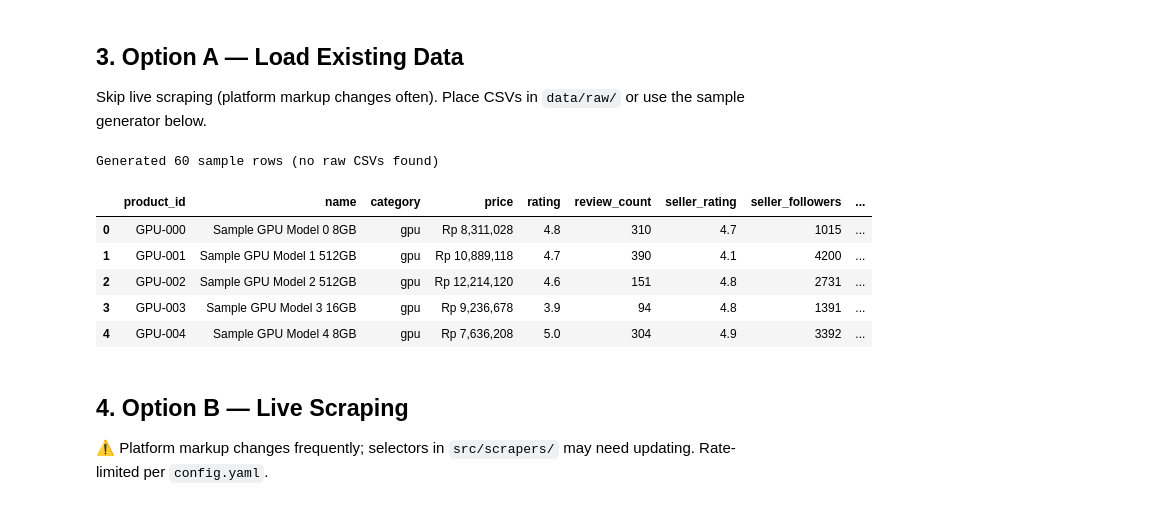
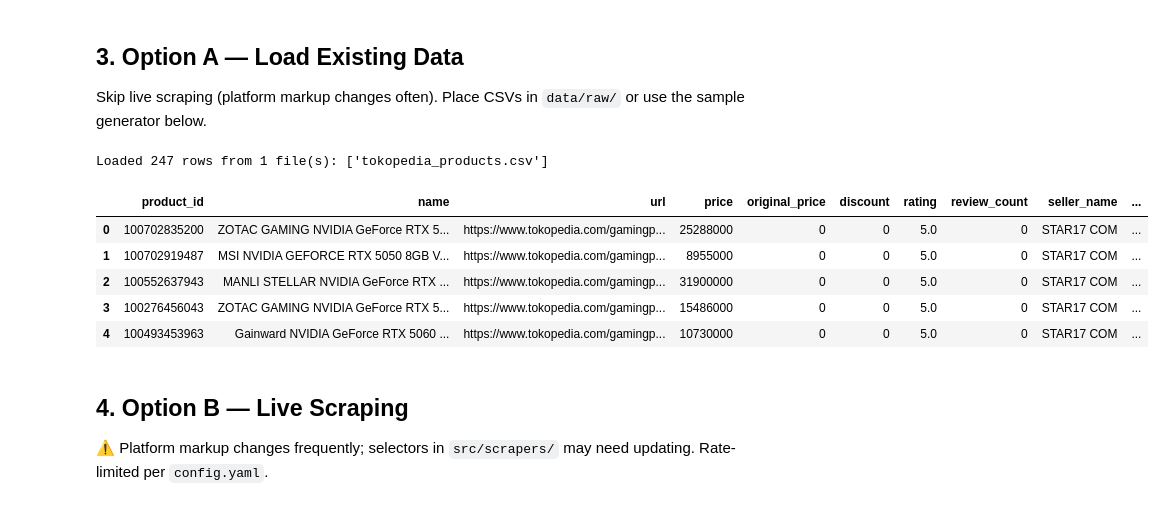
Before and after one commit to bugkey24/ai-era-pc-component-market-analysis, a Jupyter notebook: notebooks/main_pipeline.ipynb, the cells around one changed output. Cells and saved outputs as stored; diff of their text form; code cells hidden in the pictures.

```diff
--- a/notebooks/main_pipeline.ipynb
+++ b/notebooks/main_pipeline.ipynb
@@ -58,46 +62,51 @@ Skip live scraping (platform markup changes often). Place CSVs in `data/raw/` or
 # %%
 from pathlib import Path
 
 import pandas as pd
 
-raw_dir = Path("data/raw")
-csvs = sorted(raw_dir.glob("*.csv"))
+# Real experiment data ships with the repo (data/snapshot/);
+# fresher local runs in data/raw take precedence, synthetic sample is the last resort.
+candidates = [
+    sorted(Path("data/snapshot").glob("*products*.csv")),
+    sorted(Path("data/raw").glob("*products*.csv")),
+]
+csvs = next((c for c in candidates if c), [])
 
 if csvs:
     data = pd.concat([pd.read_csv(f) for f in csvs], ignore_index=True)
-    print(f"Loaded {len(data)} rows from {len(csvs)} file(s)")
+    print(f"Loaded {len(data)} rows from {len(csvs)} file(s): {[f.name for f in csvs]}")
 else:
     # Minimal sample so the pipeline is runnable end-to-end offline
     import numpy as np
 
     rng = np.random.default_rng(42)
     rows = []
     for cat, base, n in [("gpu", 8_000_000, 20), ("ram", 1_400_000, 20), ("ssd", 800_000, 20)]:
         for i in range(n):
             rows.append(
                 {
-                    "product_id": cat.upper() + "-" + str(i).zfill(3),
-                    "name": f"Sample {cat.upper()} Model {i} {rng.choice([chr(56)+chr(71)+chr(66), chr(49)+chr(54)+chr(71)+chr(66), chr(53)+chr(49)+chr(50)+chr(71)+chr(66), chr(49)+chr(84)+chr(66)])}",
+                    "product_id": f"{cat.upper()}-{i:03d}",
+                    "name": f"Sample {cat.upper()} Model {i} {rng.choice(['8GB', '16GB', '512GB', '1TB'])}",
                     "category": cat,
                     "price": f"Rp {base * rng.uniform(0.6, 1.6):,.0f}",
                     "rating": round(rng.uniform(3.8, 5.0), 1),
                     "review_count": int(rng.integers(5, 400)),
                     "seller_rating": round(rng.uniform(4.0, 5.0), 1),
                     "seller_followers": int(rng.integers(10, 5000)),
                     "source": str(rng.choice(["tokopedia", "shopee", "blibli"])),
                 }
             )
     data = pd.DataFrame(rows)
-    print(f"Generated {len(data)} sample rows (no raw CSVs found)")
+    print(f"Generated {len(data)} sample rows (no snapshot or raw CSVs found)")
 data.head()
 # %% [output]
-Generated 60 sample rows (no raw CSVs found)
+Loaded 247 rows from 1 file(s): ['tokopedia_products.csv']
-|  | product_id | name | category | price | rating | review_count | seller_rating | seller_followers | ... |
-| 0 | GPU-000 | Sample GPU Model 0 8GB | gpu | Rp 8,311,028 | 4.8 | 310 | 4.7 | 1015 | ... |
-| 1 | GPU-001 | Sample GPU Model 1 512GB | gpu | Rp 10,889,118 | 4.7 | 390 | 4.1 | 4200 | ... |
-| 2 | GPU-002 | Sample GPU Model 2 512GB | gpu | Rp 12,214,120 | 4.6 | 151 | 4.8 | 2731 | ... |
-| 3 | GPU-003 | Sample GPU Model 3 16GB | gpu | Rp 9,236,678 | 3.9 | 94 | 4.8 | 1391 | ... |
-| 4 | GPU-004 | Sample GPU Model 4 8GB | gpu | Rp 7,636,208 | 5.0 | 304 | 4.9 | 3392 | ... |
+|  | product_id | name | url | price | original_price | discount | rating | review_count | seller_name | ... |
+| 0 | 100702835200 | ZOTAC GAMING NVIDIA GeForce RTX 5... | https://www.tokopedia.com/gamingp... | 25288000 | 0 | 0 | 5.0 | 0 | STAR17 COM | ... |
+| 1 | 100702919487 | MSI NVIDIA GEFORCE RTX 5050 8GB V... | https://www.tokopedia.com/gamingp... | 8955000 | 0 | 0 | 5.0 | 0 | STAR17 COM | ... |
+| 2 | 100552637943 | MANLI STELLAR NVIDIA GeForce RTX ... | https://www.tokopedia.com/gamingp... | 31900000 | 0 | 0 | 5.0 | 0 | STAR17 COM | ... |
+| 3 | 100276456043 | ZOTAC GAMING NVIDIA GeForce RTX 5... | https://www.tokopedia.com/gamingp... | 15486000 | 0 | 0 | 5.0 | 0 | STAR17 COM | ... |
+| 4 | 100493453963 | Gainward NVIDIA GeForce RTX 5060 ... | https://www.tokopedia.com/gamingp... | 10730000 | 0 | 0 | 5.0 | 0 | STAR17 COM | ... |
 # %% [markdown]
 ## 4. Option B — Live Scraping
 
```
Also changed, not shown: parts of 5 cells of this notebook, 17 other files.
